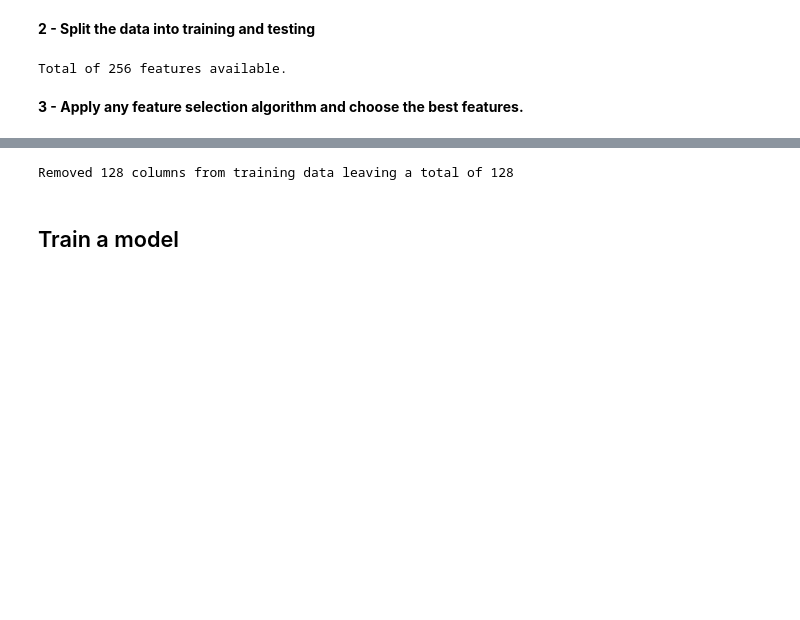
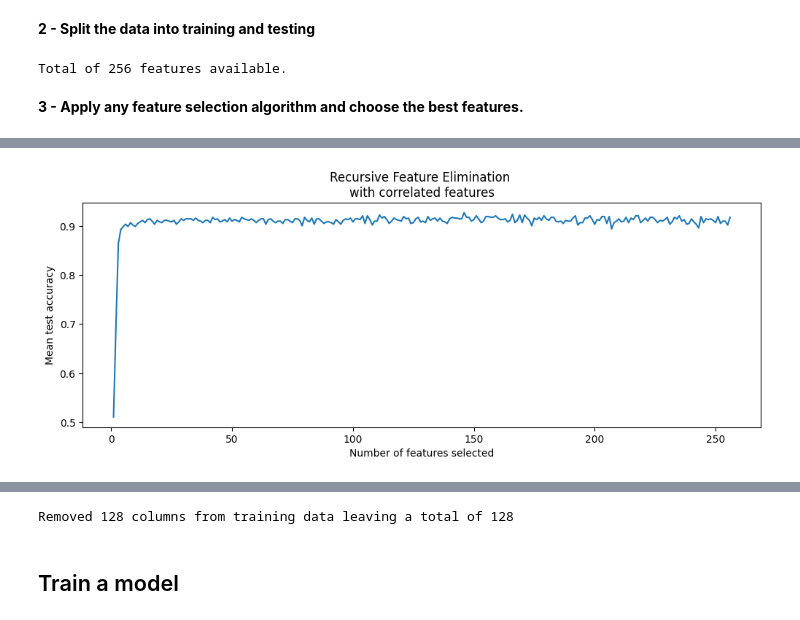
Before and after one commit to straylight77/data-sci-learning, a Jupyter notebook: dat203/lab8.ipynb, the cells around one changed output, grey strips where cells are left out. Saved outputs shown, nothing was run; the diff lists cells and outputs as text; code cells hidden in the pictures; blank space fills up the shorter version.

```diff
--- a/dat203/lab8.ipynb
+++ b/dat203/lab8.ipynb
@@ -123,3 +123,19 @@ Wall time: 38.9 s
+# %%
+n_scores = len(rfecv.cv_results_["mean_test_score"])
+
+plt.figure(figsize=(12, 4))
+plt.xlabel("Number of features selected")
+plt.ylabel("Mean test accuracy")
+#plt.errorbar(
+#    range(1, n_scores + 1),
+#    rfecv.cv_results_["mean_test_score"],
+#    yerr = rfecv.cv_results_["std_test_score"],
+#)
+plt.plot(range(1, n_scores + 1), rfecv.cv_results_["mean_test_score"])
+plt.title("Recursive Feature Elimination \nwith correlated features")
+plt.show()
+# %% [output]
+[figure, added]
 # %%
 %%time
 from sklearn.feature_selection import RFE
```
Also changed, not shown: parts of 12 cells of this notebook.
